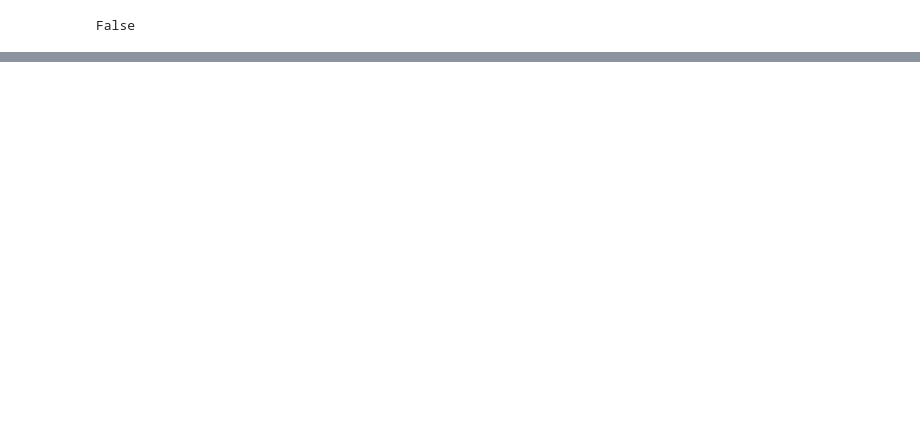
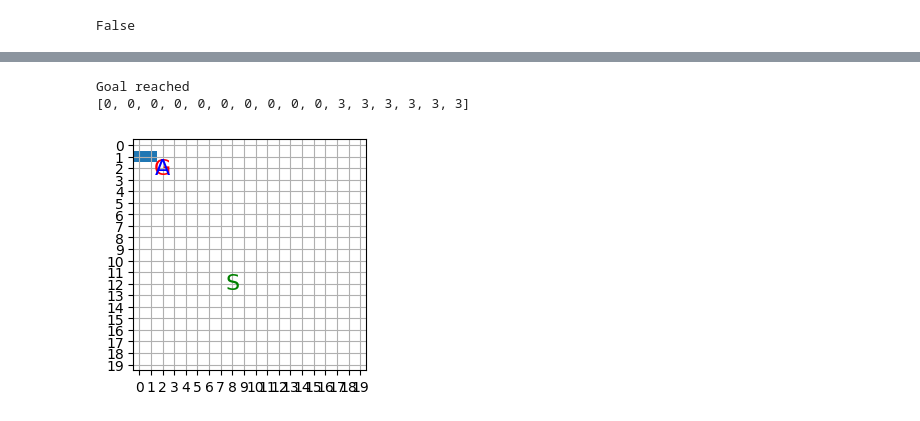
Before and after one commit to VIGILANT-ANALYTICS/CyberBattleSim, a Jupyter notebook: notebooks/rl_basics/gym.ipynb, the cells around one changed output, grey strips where cells are left out. Cells and saved outputs as stored; diff of their text form; code cells hidden in the pictures; blank space fills up the shorter version.

Commit message:
Mini maze start

```diff
--- a/notebooks/rl_basics/gym.ipynb
+++ b/notebooks/rl_basics/gym.ipynb
@@ -197,0 +222,80 @@ env.close()
+# %%
+from collections import deque
+
+
+env = TinyMaze3x3(render_mode="human")
+env.start = env._get_random_empty_pos()
+# Obs contains the game state (which is also the NN/Agent input 99.99% of the times)
+obs, info = env.reset(seed=0)
+# Done keeps track of whether the game is done or not
+done = False
+#
+
+def check_in_bounds(r: int, c: int, n: int) -> bool:
+    return 0 <= r < n and 0 <= c < n
+
+def sim_move(action: int, pos: Tuple[int, int], walls, n) -> Tuple[Tuple[int, int], bool]:
+    UP, RIGHT, DOWN, LEFT = 0, 1, 2, 3
+    r, c = pos
+    if action == UP:
+        cand = (r - 1, c)
+    elif action == RIGHT:
+        cand = (r, c + 1)
+    elif action == DOWN:
+        cand = (r + 1, c)
+    elif action == LEFT:
+        cand = (r, c - 1)
+    else:
+        return pos, False
+    if check_in_bounds(*cand, n) and cand not in walls:
+        return cand, True
+    return pos, False
+
+def find_shortest_path(agent_pos, goal, walls, n):
+    visited = set()
+    queue = deque()
+    queue.append((agent_pos, []))
+
+    while queue:
+        current_pos, path = queue.popleft()
+
+        if current_pos == goal:
+            print("Goal reached")
+            return path
+
+        if current_pos in visited:
+            continue
+        visited.add(current_pos)
+
+        for action in range(4):
+            new_pos, is_valid_move = sim_move(action, current_pos, walls, n)
+
+            if is_valid_move and new_pos not in visited:
+                queue.append((new_pos, path + [action]))
+
+    print("No path found")
+    return None
+
+actions = find_shortest_path(env.agent_pos, env.goal, env.walls, env.n)
+print(actions)
+
+
+# while not done:
+#     # try a random policy
+#     a = env.action_space.sample()
+#     print(a)
+#     obs, reward, terminated, truncated, info = env.step(a)
+#     done = terminated or truncated
+#     env.render()
+# %% [output]
+Goal reached
+[0, 0, 0, 0, 0, 0, 0, 0, 0, 0, 3, 3, 3, 3, 3, 3]
+# %%
+for action in actions:
+    obs, reward, terminated, truncated, info = env.step(action)
+    done = terminated or truncated
+    env.render()
+
+env.close()
+# %% [output]
+[figure, added]
```
Also changed, not shown: parts of 7 cells of this notebook.
